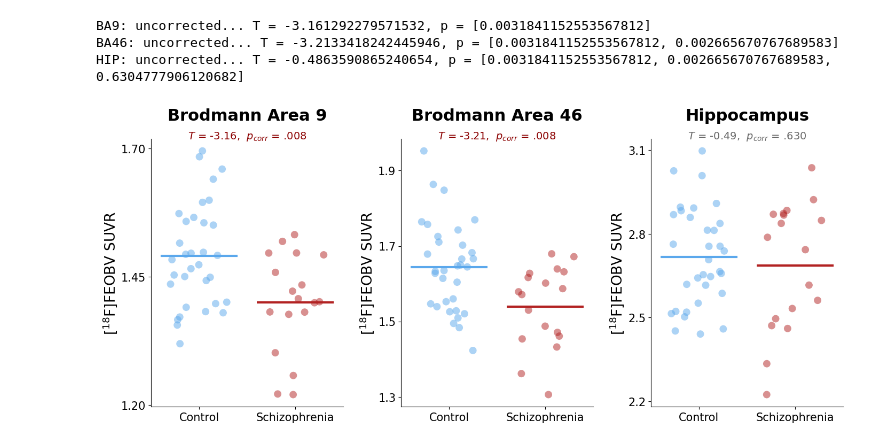
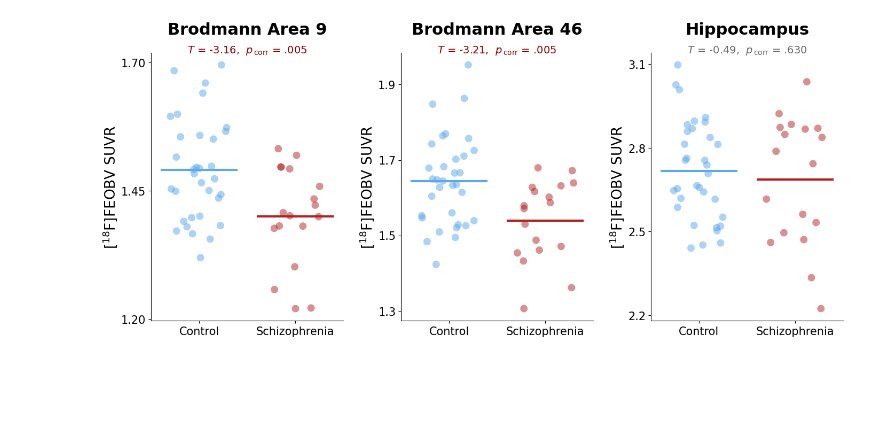
Before and after one commit to zsaint1/FEOBV-PET_Brain, a Jupyter notebook: visualization/Figure1__ROI_SUVRs_by_Group.ipynb, the cells around one changed output. Drawn from its saved outputs; the diff is of its cells as text; code cells hidden in the pictures; blank space fills up the shorter version.

```diff
--- a/visualization/Figure1__ROI_SUVRs_by_Group.ipynb
+++ b/visualization/Figure1__ROI_SUVRs_by_Group.ipynb
@@ -1,5 +1,5 @@
 # %%
-####### Figure 1: Group differences between patients and controls, in BA9, BA46, and HIP SUVRs.
+####### Figure 1: Group differences between schizophrenia and control groups, in BA9, BA46, and HIP SUVRs.
 
 import numpy as np
 import pandas as pd
@@ -7,7 +7,6 @@ import matplotlib.pyplot as plt
 import seaborn as sns
 from statsmodels.stats.multitest import multipletests
 from scipy import stats
-import pingouin as pg
 
 ## Colors
 control_color = '#5BA8EC'
@@ -32,10 +31,9 @@ for ROI in ROI_info.keys():
 	raw_t_value, raw_p_value = stats.ttest_ind(patients, controls, equal_var=False)
 	raw_p_values.append(raw_p_value)
 	t_stats.append(raw_t_value)
-	print(f"{ROI}: uncorrected... T = {raw_t_value}, p = {raw_p_values}")
 
-## Correction for multiple comparisons (Holm-Bonferroni)
-reject, p_corrected, alphac_sidak, alphac_bonf = multipletests(raw_p_values, method='holm') 	## bonferroni if want to be very conservative
+## Correction for multiple comparisons (FDR)
+reject, p_corrected, alphac_sidak, alphac_bonf = multipletests(raw_p_values, method='fdr_bh')
 
 ## Create figure with 3 panels
 fig, axes = plt.subplots(1, 3, figsize=(15, 7))
@@ -58,41 +56,37 @@ for roi, (ax, ROI) in enumerate(zip(axes, ROI_info.keys())):
 	if ax.legend_ is not None:
 		ax.legend_.remove()
 
-	## Corrected p values (Holm-Bonferroni)
+	## Corrected p values (FDR)
 	t_val = t_stats[roi]
 	p_val = p_corrected[roi]
 
-	## Formatting
+	## Format stats text
+	stats_color = 'darkred' if reject[roi] else 'dimgray'
 	t_text = f"$\\mathit{{T}}$ = {t_val:.2f}"
 	if p_val < 0.001:
-		p_text = "$\\mathit{p}_{corr}$ < .001"
+		p_text = r"$\mathit{p}_{\mathrm{corr}}$ < .001"
 	else:
 		p_str = f"{p_val:.3f}".replace('0.', '.')
-		p_text = f"$\\mathit{{p}}_{{corr}}$ = {p_str}"
-
-	stats_color = 'darkred' if reject[roi] else 'dimgray'
+		p_text = r"$\mathit{p}_{\,\mathrm{corr}}$" + f" = {p_str}"
 	ax.text(0.5, 1.0,
 		f"{t_text},  {p_text}",
 		color=stats_color, fontsize=14, ha='center',
 		transform=ax.transAxes)
 
 	## formatting
 	ax.set_title(ROI_info[ROI]['label'], fontsize=22, pad=25, fontweight='bold')
 	ax.set_ylabel(r'[$^{18}$F]FEOBV SUVR', fontsize=19)
 	ax.set_xlabel('')
 	ax.set_yticks(ROI_info[ROI]['ROI_ticks'])
 	ax.tick_params(axis='both', labelsize=15)
 	sns.despine(ax=ax, top=True, right=True)
 
 ## Adjust layout
 plt.tight_layout(pad=4.0)
 plt.subplots_adjust(wspace=0.3)
 
 ## Save & show
-plt.savefig('plots/Group_diff_BA9_BA46_HIP.png', dpi=700, bbox_inches='tight')
+plt.savefig('plots/Figure1_Group_difference_in_BA9_BA46_HIP_SUVRs_between_Schizophrenia_and_Controls_with_t-test_stats.png', dpi=700, bbox_inches='tight')
 plt.show()
 # %% [output]
-BA9: uncorrected... T = -3.161292279571532, p = [0.0031841152553567812]
-BA46: uncorrected... T = -3.2133418242445946, p = [0.0031841152553567812, 0.002665670767689583]
-HIP: uncorrected... T = -0.4863590865240654, p = [0.0031841152553567812, 0.002665670767689583, 0.6304777906120682]
-[figure, old version]
+[figure, new version]
```
Also changed, not shown: 3 other files.
